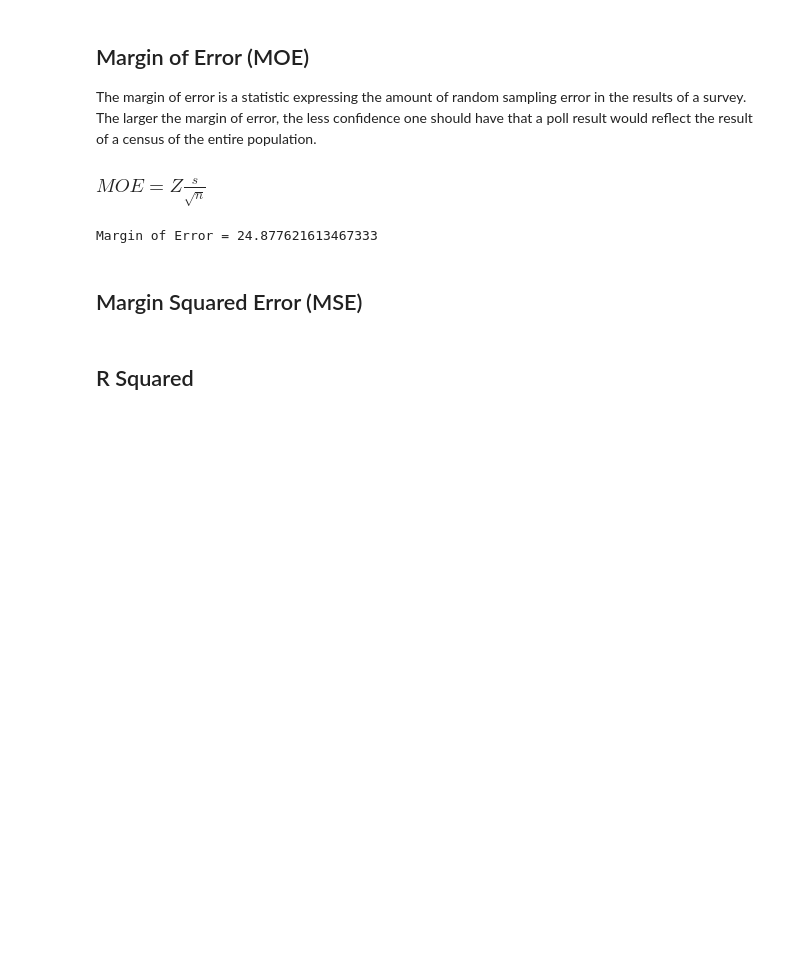
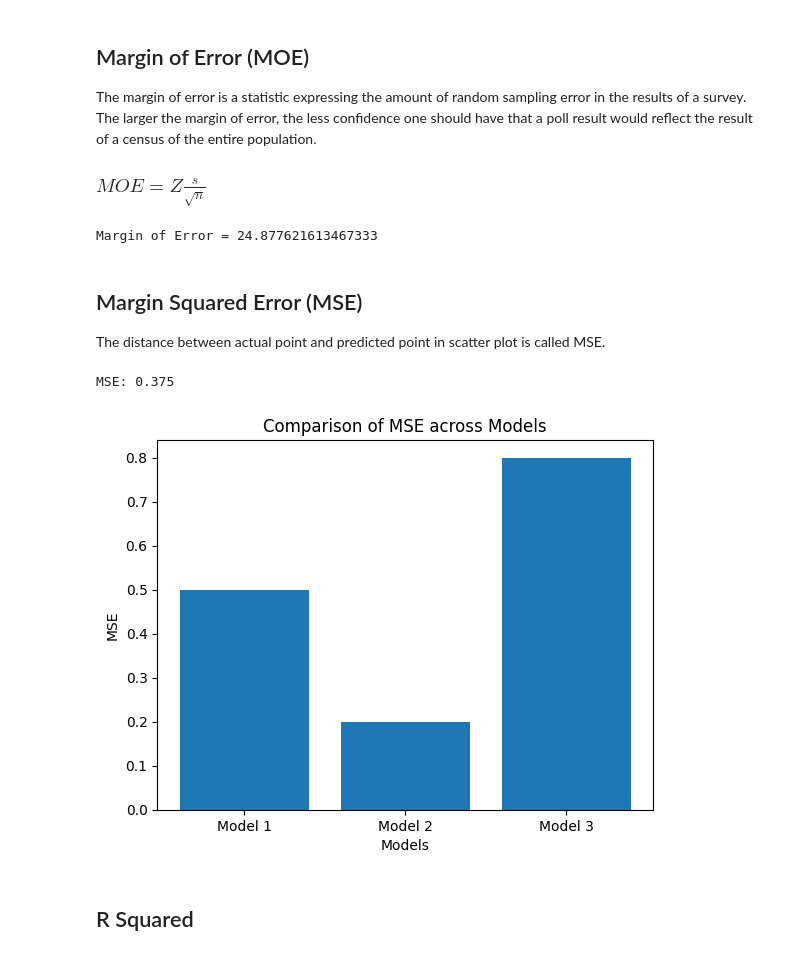
Before and after one commit to rajeesing/ipynb, a Jupyter notebook: stats.ipynb, the cells around one changed output. Cells and saved outputs as stored; diff of their text form; code cells hidden in the pictures; blank space fills up the shorter version.

```diff
--- a/stats.ipynb
+++ b/stats.ipynb
@@ -144,7 +144,28 @@ moe = (range["z-score"][n-1] * s/np.sqrt(n))
 print(f"Margin of Error = {moe}")
 # %% [output]
 Margin of Error = 24.877621613467333
-# %% [markdown]
-## Margin Squared Error (MSE)
+# %% [markdown]
+## Margin Squared Error (MSE)
+
+The distance between actual point and predicted point in scatter plot is called MSE.
+# %%
+y_true = np.array([3, -0.5, 2, 7])
+y_pred = np.array([2.5, 0.0, 2, 8])
+
+mse = np.mean((y_true - y_pred)**2)
+print("MSE:", mse)
+# %% [output]
+MSE: 0.375
+# %%
+models = ['Model 1', 'Model 2', 'Model 3']
+mse_values = [0.5, 0.2, 0.8]
+
+plt.bar(models, mse_values)
+plt.xlabel('Models')
+plt.ylabel('MSE')
+plt.title('Comparison of MSE across Models')
+plt.show()
+# %% [output]
+[figure, added]
 # %% [markdown]
 ## R Squared
```
